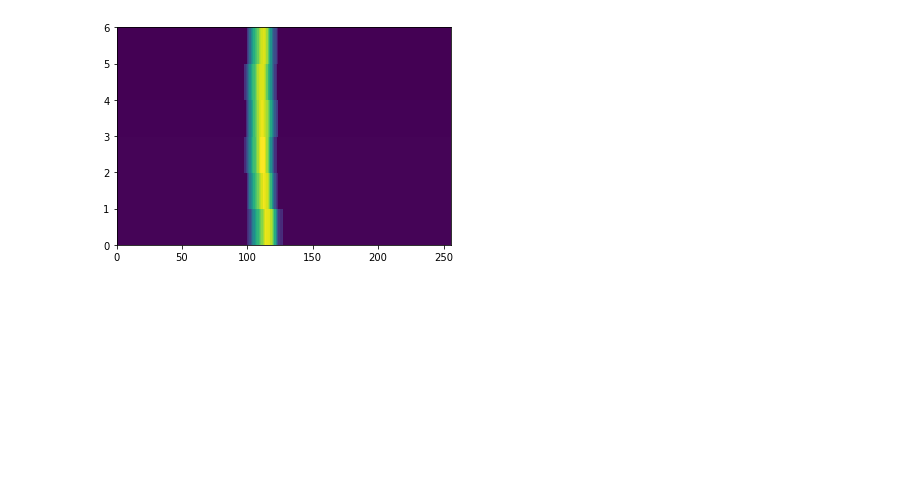
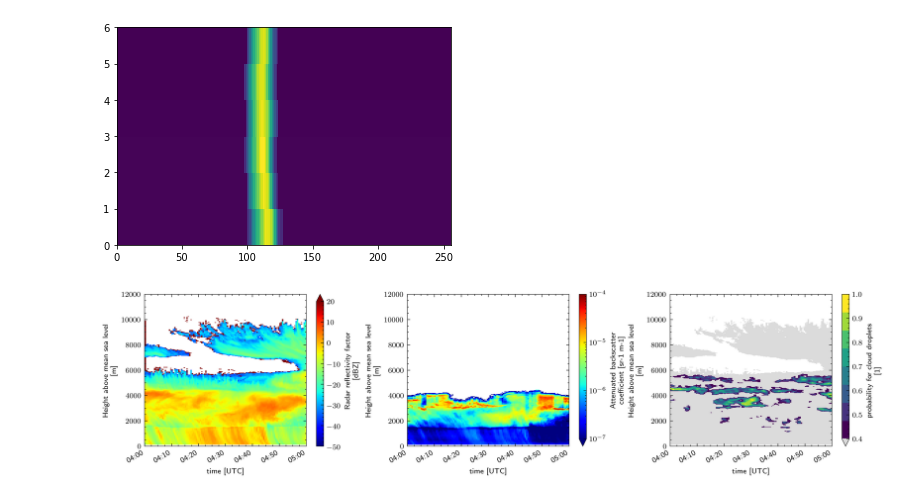
Before and after one commit to remsens-lim/Voodoo, a Jupyter notebook: Voodoo_predictor.ipynb, the cells around one changed output. Saved outputs shown, nothing was run; the diff lists cells and outputs as text; code cells hidden in the pictures; blank space fills up the shorter version.

```diff
--- a/Voodoo_predictor.ipynb
+++ b/Voodoo_predictor.ipynb
@@ -184,19 +181,21 @@ p_cmap = ListedColormap(newcolors)
 # %%
 # quicklook Ze, beta, P(CD)
 with plt.style.context(['science', 'ieee']):
     fig, ax = plt.subplots(ncols=3, figsize=(14,3))
 
     cn_data['Z'].values = np.ma.masked_where(~nonzeros_mask, cn_data['Z'])
     cn_data['Z'].T.plot(vmin=Z_min, vmax=Z_max, cmap='jet', ax=ax[0])
 
     cn_data['beta'].values = np.ma.masked_where(cn_data['beta']>1.0e-4, cn_data['beta'])
     cn_data['beta'].T.plot(norm = LogNorm(vmin=1.0e-7, vmax=1.0e-4), cmap='jet', ax=ax[1])
 
     cn_data['voodoo'].values = np.ma.masked_where(~nonzeros_mask, prediction_smoothed[:, :, 1])
     cn_data['voodoo'].T.plot(vmin=p, vmax=1, cmap=p_cmap, ax=ax[2])
 
     for iax in ax:
-        iax.set_ylim((0,6000))
+        iax.set_ylim((0,12000))
         iax.xaxis.set_major_formatter(mdates.DateFormatter('%H:%M'))
 
     fig.subplots_adjust(wspace=0.3)
+# %% [output]
+[figure, added]
```
Also changed, not shown: parts of 2 cells of this notebook.
